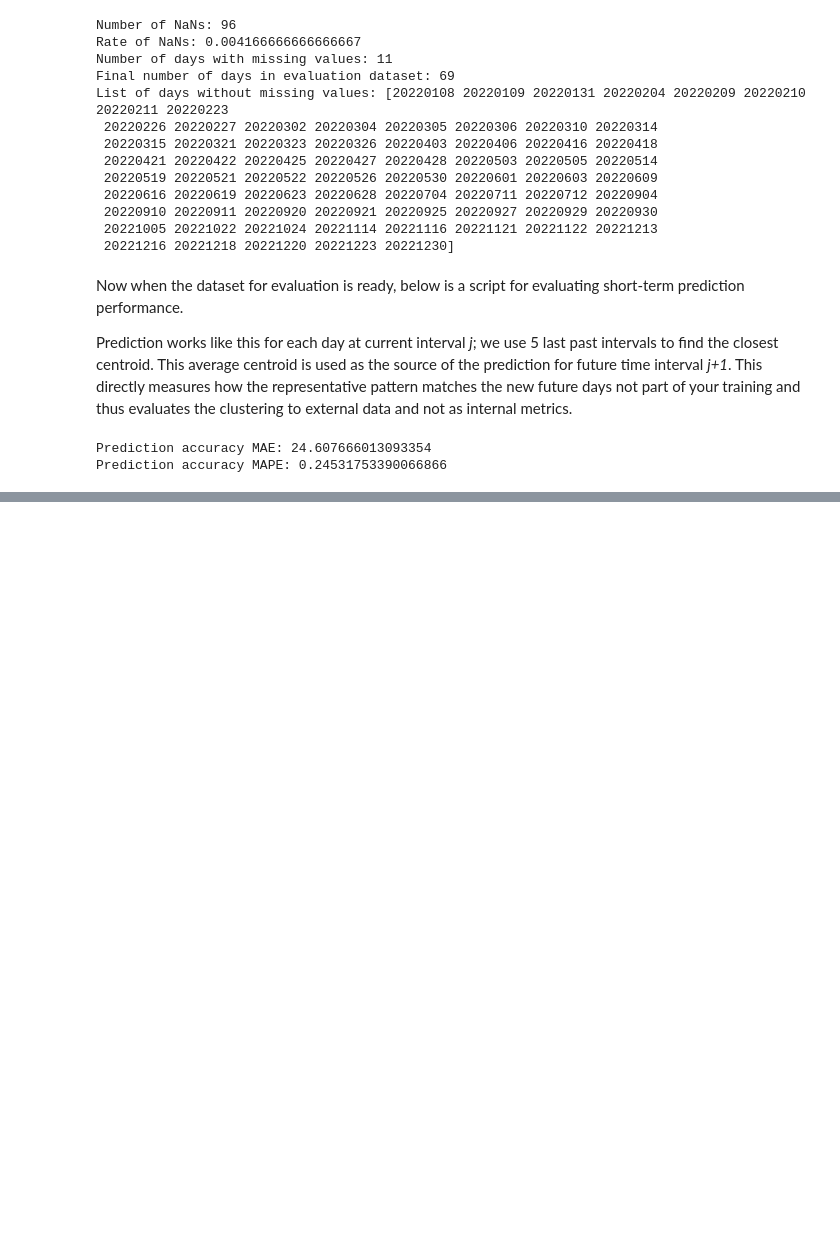
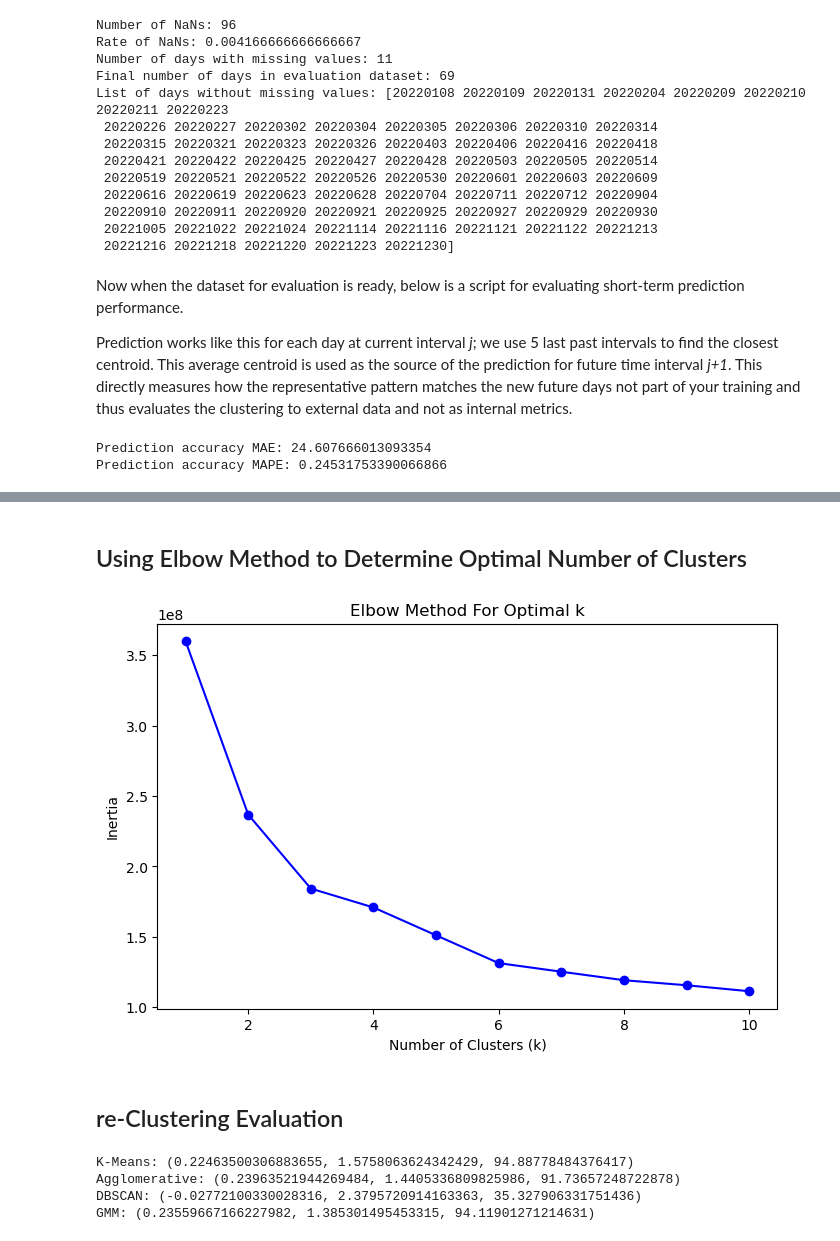
Before and after one commit to ksyhum/AI-Transportation, a Jupyter notebook: Lab 5/exercise_5_clustering.ipynb, the cells around one changed output, grey strips where cells are left out. Drawn from its saved outputs; the diff is of its cells as text; code cells hidden in the pictures; blank space fills up the shorter version.

Commit message:
Clustering

```diff
--- a/Lab 5/exercise_5_clustering.ipynb
+++ b/Lab 5/exercise_5_clustering.ipynb
@@ -762,0 +766,24 @@ Prediction accuracy MAPE: 0.24531753390066866
+# %%
+from sklearn.cluster import KMeans, AgglomerativeClustering, DBSCAN
+from sklearn.mixture import GaussianMixture
+from sklearn.metrics import calinski_harabasz_score, silhouette_score, davies_bouldin_score
+
+# Definisikan jumlah cluster
+n_clusters = 10
+vectorized_day_dataset_no_nans = vectorized_day_dataset[np.where(nans_per_day == 0)[0], :]
+
+# 1. K-Means
+kmeans = KMeans(n_clusters=n_clusters, random_state=0, n_init="auto").fit(vectorized_day_dataset_no_nans)
+cluster_labels_kmeans = kmeans.labels_
+
+# 2. Agglomerative Clustering
+agglo = AgglomerativeClustering(n_clusters=n_clusters).fit(vectorized_day_dataset_no_nans)
+cluster_labels_agglo = agglo.labels_
+
+# 3. DBSCAN
+dbscan = DBSCAN(eps=500, min_samples=2).fit(vectorized_day_dataset_no_nans)
+cluster_labels_dbscan = dbscan.labels_
+
+# 4. Gaussian Mixture Model (GMM)
+gmm = GaussianMixture(n_components=n_clusters).fit(vectorized_day_dataset_no_nans)
+cluster_labels_gmm = gmm.predict(vectorized_day_dataset_no_nans)
@@ -762,0 +866,27 @@ Prediction accuracy MAPE: 0.24531753390066866
+# %% [markdown]
+## Using Elbow Method to Determine Optimal Number of Clusters
+# %%
+import matplotlib.pyplot as plt
+from sklearn.cluster import KMeans
+
+# Range untuk mencoba berbagai jumlah cluster
+range_n_clusters = range(1, 11)
+inertia_values = []
+
+# Loop untuk menghitung inertia untuk setiap jumlah cluster
+for n_clusters in range_n_clusters:
+    kmeans = KMeans(n_clusters=n_clusters, random_state=0, n_init="auto")
+    kmeans.fit(vectorized_day_dataset_no_nans)
+    inertia_values.append(kmeans.inertia_)
+
+# Plot Elbow Method
+plt.figure(figsize=(8, 5))
+plt.plot(range_n_clusters, inertia_values, 'bo-')
+plt.xlabel('Number of Clusters (k)')
+plt.ylabel('Inertia')
+plt.title('Elbow Method For Optimal k')
+plt.show()
+# %% [output]
+[figure, added]
+# %% [markdown]
+## re-Clustering Evaluation
@@ -762,0 +917,28 @@ Prediction accuracy MAPE: 0.24531753390066866
+# %%
+def evaluate_clustering(data, labels):
+    SC_score = silhouette_score(data, labels)
+    DB_score = davies_bouldin_score(data, labels)
+    CH_score = calinski_harabasz_score(data, labels)
+
+    return SC_score, DB_score, CH_score
+
+# Evaluasi K-Means
+scores_kmeans = evaluate_clustering(vectorized_day_dataset_no_nans, cluster_labels_kmeans)
+print("K-Means:", scores_kmeans)
+
+# Evaluasi Agglomerative Clustering
+scores_agglo = evaluate_clustering(vectorized_day_dataset_no_nans, cluster_labels_agglo)
+print("Agglomerative:", scores_agglo)
+
+# Evaluasi DBSCAN
+scores_dbscan = evaluate_clustering(vectorized_day_dataset_no_nans, cluster_labels_dbscan)
+print("DBSCAN:", scores_dbscan)
+
+# Evaluasi GMM
+scores_gmm = evaluate_clustering(vectorized_day_dataset_no_nans, cluster_labels_gmm)
+print("GMM:", scores_gmm)
+# %% [output]
+K-Means: (0.22463500306883655, 1.5758063624342429, 94.88778484376417)
+Agglomerative: (0.23963521944269484, 1.4405336809825986, 91.73657248722878)
+DBSCAN: (-0.02772100330028316, 2.3795720914163363, 35.327906331751436)
+GMM: (0.23559667166227982, 1.385301495453315, 94.11901271214631)
```
Also changed, not shown: parts of 27 cells of this notebook, 1 other file.
